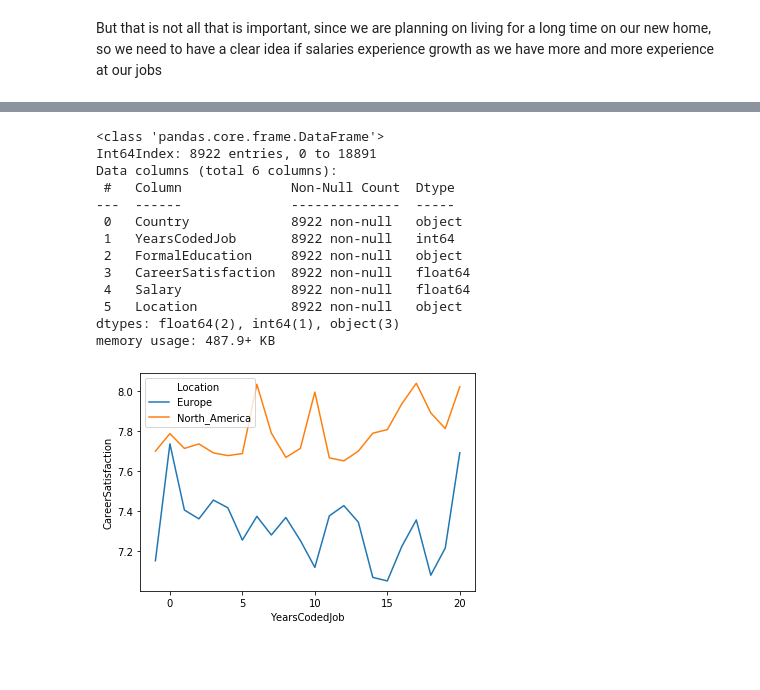
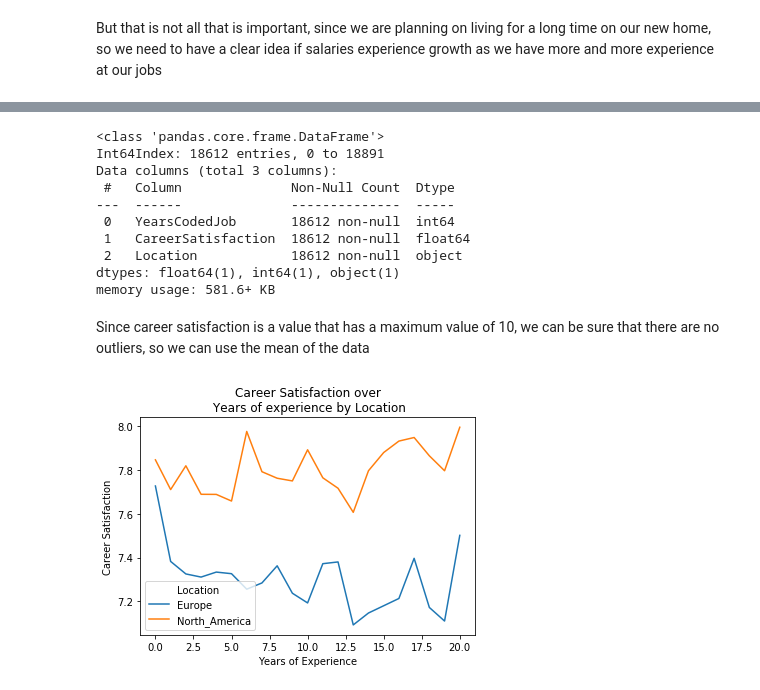
Before and after one commit to dancor7/Udacity-Write-a-Data-Science-Blog-Post, a Jupyter notebook: Code.ipynb, the cells around one changed output, grey strips where cells are left out. Drawn from its saved outputs; the diff is of its cells as text; code cells hidden in the pictures; blank space fills up the shorter version.

```diff
--- a/Code.ipynb
+++ b/Code.ipynb
@@ -133,30 +286,18 @@ ax = sns.lineplot(x="YearsCodedJob", y="change", hue="Location", data=salary_yea
 # %%
-CareerSatisfaction = data[data['Salary'].notnull()]
-
-columns = ['Country', 'YearsCodedJob', 'FormalEducation', 'CareerSatisfaction',
-           'Salary', 'Location']
+columns = ['YearsCodedJob', 'CareerSatisfaction','Location']
 CareerSatisfaction = CareerSatisfaction[columns]
 
-CareerSatisfaction.dropna(inplace=True)
-
 CareerSatisfaction.info()
 # %% [output]
 <class 'pandas.core.frame.DataFrame'>
-Int64Index: 8922 entries, 0 to 18891
-Data columns (total 6 columns):
+Int64Index: 18612 entries, 0 to 18891
+Data columns (total 3 columns):
  #   Column              Non-Null Count  Dtype
 ---  ------              --------------  -----
- 0   Country             8922 non-null   object
- 1   YearsCodedJob       8922 non-null   int64
- 2   FormalEducation     8922 non-null   object
- 3   CareerSatisfaction  8922 non-null   float64
- 4   Salary              8922 non-null   float64
- 5   Location            8922 non-null   object
-dtypes: float64(2), int64(1), object(3)
-memory usage: 487.9+ KB
+ 0   YearsCodedJob       18612 non-null  int64
+ 1   CareerSatisfaction  18612 non-null  float64
+ 2   Location            18612 non-null  object
+dtypes: float64(1), int64(1), object(1)
+memory usage: 581.6+ KB
-# %%
-CareerSatisfaction = CareerSatisfaction.groupby(['Location','YearsCodedJob'])['CareerSatisfaction'].mean().reset_index()
-
-ax = sns.lineplot(x="YearsCodedJob", y="CareerSatisfaction", hue="Location", data=CareerSatisfaction)
-# %% [output]
-[figure, removed]
+# %% [markdown]
+Since career satisfaction is a value that has a maximum value of 10, we can be sure that there are no outliers, so we can use the mean of the data
@@ -162,0 +307,8 @@ ax = sns.lineplot(x="YearsCodedJob", y="CareerSatisfaction", hue="Location", dat
+# %%
+sns.lineplot(x="YearsCodedJob", y="CareerSatisfaction", hue="Location", data=CareerSatisfaction)
+plt.ylabel('Career Satisfaction')
+plt.xlabel('Years of Experience')
+plt.title('Career Satisfaction over\n Years of experience by Location');
+plt.legend(loc=3);
+# %% [output]
+[figure, added]
```
Also changed, not shown: parts of 49 cells of this notebook.
